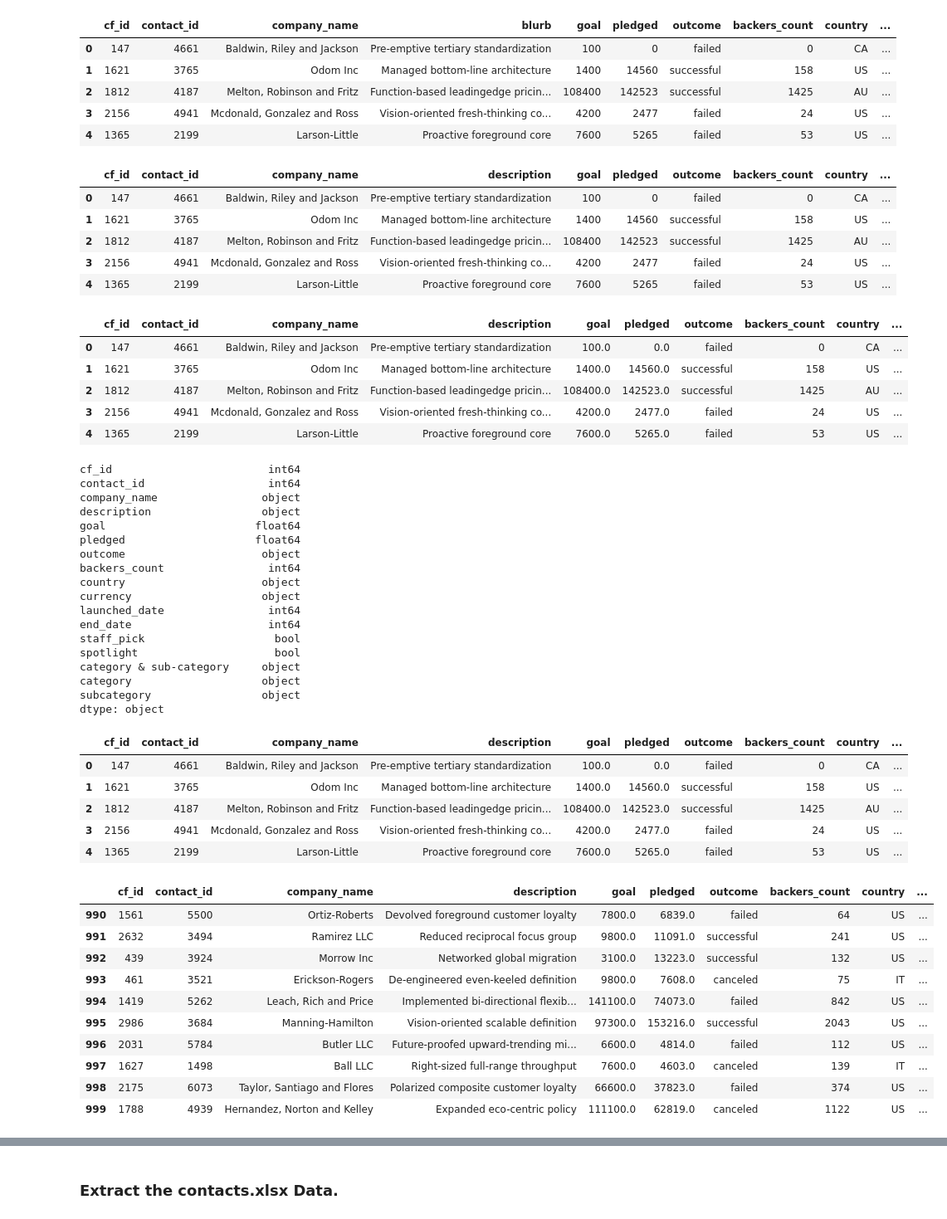
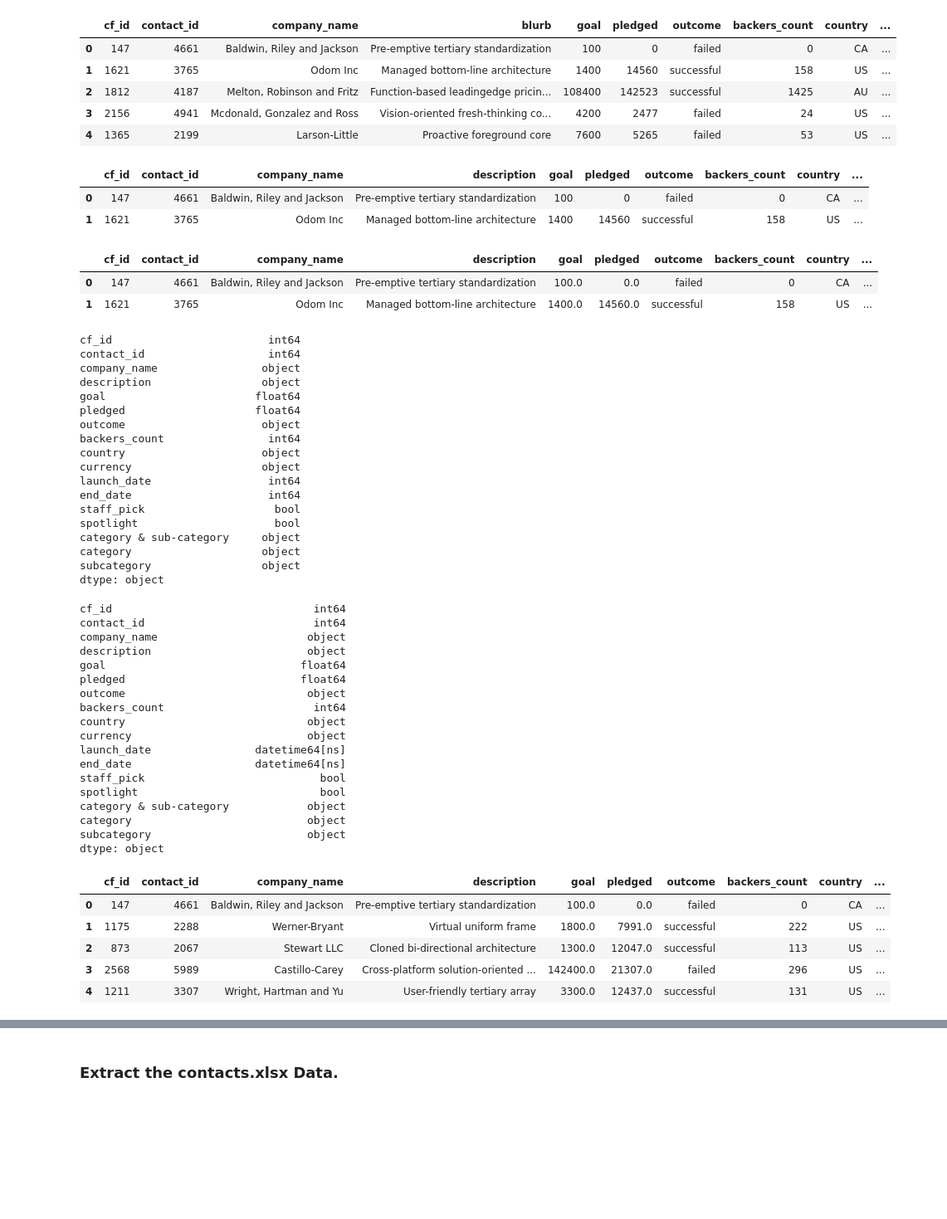
Before and after one commit to svafaeva93/Crowdfunding_ETL, a Jupyter notebook: ETL_Mini_Project_SVafaeva_TBansala.ipynb, the cells around one changed output, grey strips where cells are left out. Shown: that part at 83% size. Drawn from its saved outputs; the diff is of its cells as text; code cells hidden in the pictures; blank space fills up the shorter version.

```diff
--- a/ETL_Mini_Project_SVafaeva_TBansala.ipynb
+++ b/ETL_Mini_Project_SVafaeva_TBansala.ipynb
@@ -201,24 +201,26 @@ campaign_df.head()
 | 4 | 1365 | 2199 | Larson-Little | Proactive foreground core | 7600 | 5265 | failed | 53 | US | ... |
 # %%
 # Rename the blurb, launched_at, and deadline columns.
+campaign_df = campaign_df.rename(columns={'blurb': 'description',
+                                                            'launched_at': 'launch_date',
+                                                            'deadline': 'end_date'})
+campaign_df.head(2)
 # %% [output]
 |  | cf_id | contact_id | company_name | description | goal | pledged | outcome | backers_count | country | ... |
 | 0 | 147 | 4661 | Baldwin, Riley and Jackson | Pre-emptive tertiary standardization | 100 | 0 | failed | 0 | CA | ... |
 | 1 | 1621 | 3765 | Odom Inc | Managed bottom-line architecture | 1400 | 14560 | successful | 158 | US | ... |
-| 2 | 1812 | 4187 | Melton, Robinson and Fritz | Function-based leadingedge pricin... | 108400 | 142523 | successful | 1425 | AU | ... |
-| 3 | 2156 | 4941 | Mcdonald, Gonzalez and Ross | Vision-oriented fresh-thinking co... | 4200 | 2477 | failed | 24 | US | ... |
-| 4 | 1365 | 2199 | Larson-Little | Proactive foreground core | 7600 | 5265 | failed | 53 | US | ... |
 # %%
 # Convert the goal and pledged columns to a `float` data type.
+campaign_df['goal'] = campaign_df['goal'].astype(float)
+campaign_df['pledged'] = campaign_df['pledged'].astype(float)
+campaign_df.head(2)
 # %% [output]
 |  | cf_id | contact_id | company_name | description | goal | pledged | outcome | backers_count | country | ... |
 | 0 | 147 | 4661 | Baldwin, Riley and Jackson | Pre-emptive tertiary standardization | 100.0 | 0.0 | failed | 0 | CA | ... |
 | 1 | 1621 | 3765 | Odom Inc | Managed bottom-line architecture | 1400.0 | 14560.0 | successful | 158 | US | ... |
-| 2 | 1812 | 4187 | Melton, Robinson and Fritz | Function-based leadingedge pricin... | 108400.0 | 142523.0 | successful | 1425 | AU | ... |
-| 3 | 2156 | 4941 | Mcdonald, Gonzalez and Ross | Vision-oriented fresh-thinking co... | 4200.0 | 2477.0 | failed | 24 | US | ... |
-| 4 | 1365 | 2199 | Larson-Little | Proactive foreground core | 7600.0 | 5265.0 | failed | 53 | US | ... |
 # %%
 # Check the datatypes
+campaign_df.dtypes
 # %% [output]
 cf_id                        int64
 contact_id                   int64
@@ -230,7 +232,7 @@ outcome                     object
 backers_count                int64
 country                     object
 currency                    object
-launched_date                int64
+launch_date                  int64
 end_date                     int64
 staff_pick                    bool
 spotlight                     bool
@@ -241,28 +243,40 @@ dtype: object
 # %%
 # Format the launched_date and end_date columns to datetime format
 from datetime import datetime as dt
+# Convert the 'launch_date' and 'end_date' columns to datetime format
+campaign_df['launch_date'] = pd.to_datetime(campaign_df['launch_date'], unit='s')
+campaign_df['end_date'] = pd.to_datetime(campaign_df['end_date'], unit='s')
+campaign_df.dtypes
 # %% [output]
-|  | cf_id | contact_id | company_name | description | goal | pledged | outcome | backers_count | country | ... |
-| 0 | 147 | 4661 | Baldwin, Riley and Jackson | Pre-emptive tertiary standardization | 100.0 | 0.0 | failed | 0 | CA | ... |
-| 1 | 1621 | 3765 | Odom Inc | Managed bottom-line architecture | 1400.0 | 14560.0 | successful | 158 | US | ... |
-| 2 | 1812 | 4187 | Melton, Robinson and Fritz | Function-based leadingedge pricin... | 108400.0 | 142523.0 | successful | 1425 | AU | ... |
-| 3 | 2156 | 4941 | Mcdonald, Gonzalez and Ross | Vision-oriented fresh-thinking co... | 4200.0 | 2477.0 | failed | 24 | US | ... |
-| 4 | 1365 | 2199 | Larson-Little | Proactive foreground core | 7600.0 | 5265.0 | failed | 53 | US | ... |
+cf_id                               int64
+contact_id                          int64
+company_name                       object
+description                        object
+goal                              float64
+pledged                           float64
+outcome                            object
+backers_count                       int64
+country                            object
+currency                           object
+launch_date                datetime64[ns]
+end_date                   datetime64[ns]
+staff_pick                           bool
+spotlight                            bool
+category & sub-category            object
+category                           object
+subcategory                        object
+dtype: object
 # %%
 # Merge the campaign_df with the category_df on the "category" column and
 # the subcategory_df on the "subcategory" column.
-
-
-campaign_merged_df.tail(10)
+merge_category_df = campaign_df.merge(category_df, on='category')
+merge_category_df.head()
+merge_final_df = merge_category_df.merge(subcategory_df, on='subcategory')
+merge_final_df.head()
 # %% [output]
 |  | cf_id | contact_id | company_name | description | goal | pledged | outcome | backers_count | country | ... |
-| 990 | 1561 | 5500 | Ortiz-Roberts | Devolved foreground customer loyalty | 7800.0 | 6839.0 | failed | 64 | US | ... |
-| 991 | 2632 | 3494 | Ramirez LLC | Reduced reciprocal focus group | 9800.0 | 11091.0 | successful | 241 | US | ... |
-| 992 | 439 | 3924 | Morrow Inc | Networked global migration | 3100.0 | 13223.0 | successful | 132 | US | ... |
-| 993 | 461 | 3521 | Erickson-Rogers | De-engineered even-keeled definition | 9800.0 | 7608.0 | canceled | 75 | IT | ... |
-| 994 | 1419 | 5262 | Leach, Rich and Price | Implemented bi-directional flexib... | 141100.0 | 74073.0 | failed | 842 | US | ... |
-| 995 | 2986 | 3684 | Manning-Hamilton | Vision-oriented scalable definition | 97300.0 | 153216.0 | successful | 2043 | US | ... |
-| 996 | 2031 | 5784 | Butler LLC | Future-proofed upward-trending mi... | 6600.0 | 4814.0 | failed | 112 | US | ... |
-| 997 | 1627 | 1498 | Ball LLC | Right-sized full-range throughput | 7600.0 | 4603.0 | canceled | 139 | IT | ... |
-| 998 | 2175 | 6073 | Taylor, Santiago and Flores | Polarized composite customer loyalty | 66600.0 | 37823.0 | failed | 374 | US | ... |
-| 999 | 1788 | 4939 | Hernandez, Norton and Kelley | Expanded eco-centric policy | 111100.0 | 62819.0 | canceled | 1122 | US | ... |
+| 0 | 147 | 4661 | Baldwin, Riley and Jackson | Pre-emptive tertiary standardization | 100.0 | 0.0 | failed | 0 | CA | ... |
+| 1 | 1175 | 2288 | Werner-Bryant | Virtual uniform frame | 1800.0 | 7991.0 | successful | 222 | US | ... |
+| 2 | 873 | 2067 | Stewart LLC | Cloned bi-directional architecture | 1300.0 | 12047.0 | successful | 113 | US | ... |
+| 3 | 2568 | 5989 | Castillo-Carey | Cross-platform solution-oriented ... | 142400.0 | 21307.0 | failed | 296 | US | ... |
+| 4 | 1211 | 3307 | Wright, Hartman and Yu | User-friendly tertiary array | 3300.0 | 12437.0 | successful | 131 | US | ... |
```
Also changed, not shown: parts of 2 cells of this notebook.
